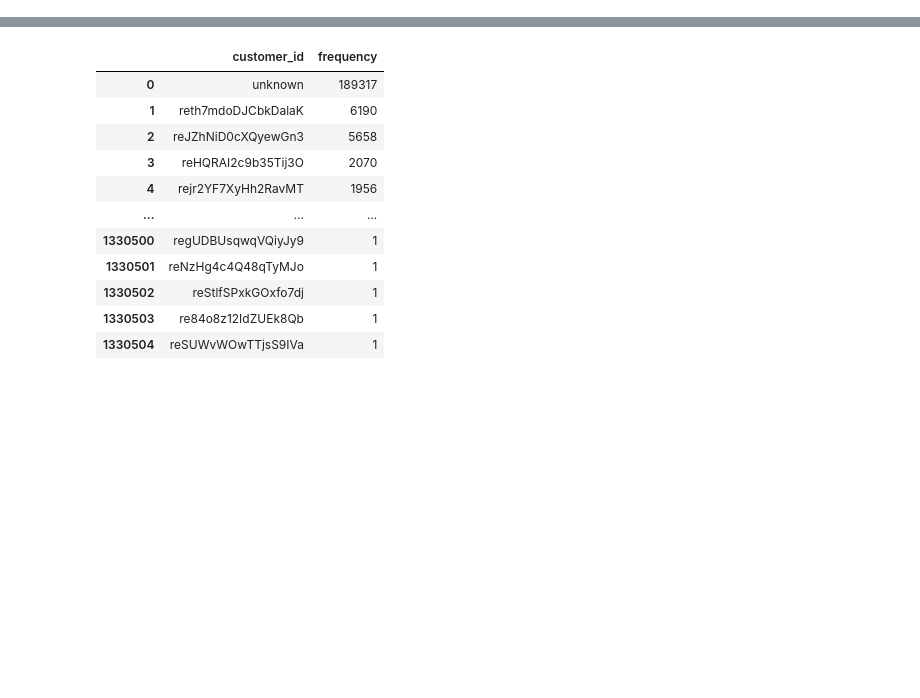
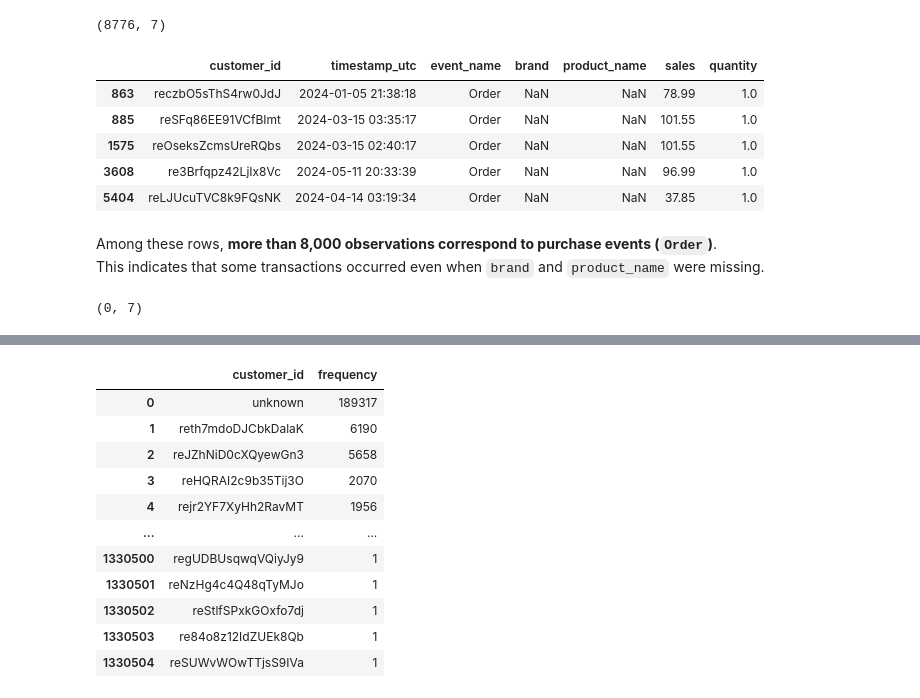
Before and after one commit to DomNoutsGit/Business_Data_Case, a Jupyter notebook: retailer.ipynb, the cells around one changed output, grey strips where cells are left out. Cells and saved outputs as stored; diff of their text form; code cells hidden in the pictures; blank space fills up the shorter version.

```diff
--- a/retailer.ipynb
+++ b/retailer.ipynb
@@ -29,0 +66,5 @@ df_retailer.head(10)
+# %%
+df_to_check = df_retailer[
+    df_retailer[['brand', 'product_name']].isna().all(axis=1)
+]
+df_to_check.shape
@@ -29,0 +79,27 @@ df_retailer.head(10)
+# %%
+df_sales_notna = df_to_check[df_retailer['sales'].notna()]
+df_sales_notna.shape
+# %% [output]
+(8776, 7)
+# %%
+df_sales_notna.head()
+# %% [output]
+|  | customer_id | timestamp_utc | event_name | brand | product_name | sales | quantity |
+| 863 | reczbO5sThS4rw0JdJ | 2024-01-05 21:38:18 | Order | NaN | NaN | 78.99 | 1.0 |
+| 885 | reSFq86EE91VCfBImt | 2024-03-15 03:35:17 | Order | NaN | NaN | 101.55 | 1.0 |
+| 1575 | reOseksZcmsUreRQbs | 2024-03-15 02:40:17 | Order | NaN | NaN | 101.55 | 1.0 |
+| 3608 | re3Brfqpz42LjIx8Vc | 2024-05-11 20:33:39 | Order | NaN | NaN | 96.99 | 1.0 |
+| 5404 | reLJUcuTVC8k9FQsNK | 2024-04-14 03:19:34 | Order | NaN | NaN | 37.85 | 1.0 |
+# %% [markdown]
+Among these rows, **more than 8,000 observations correspond to purchase events (`Order`)**.
+This indicates that some transactions occurred even when `brand` and `product_name` were missing.
+# %%
+# Filter for rows with NaN in brand, product_name, sales, AND event_name
+df_check_all_nan = df_retailer[
+    (df_retailer[['brand', 'product_name', 'sales']].isna().all(axis=1)) &
+    (df_retailer['event_name'].isna())
+]
+
+df_check_all_nan.shape
+# %% [output]
+(0, 7)
```
Also changed, not shown: parts of 24 cells of this notebook.
